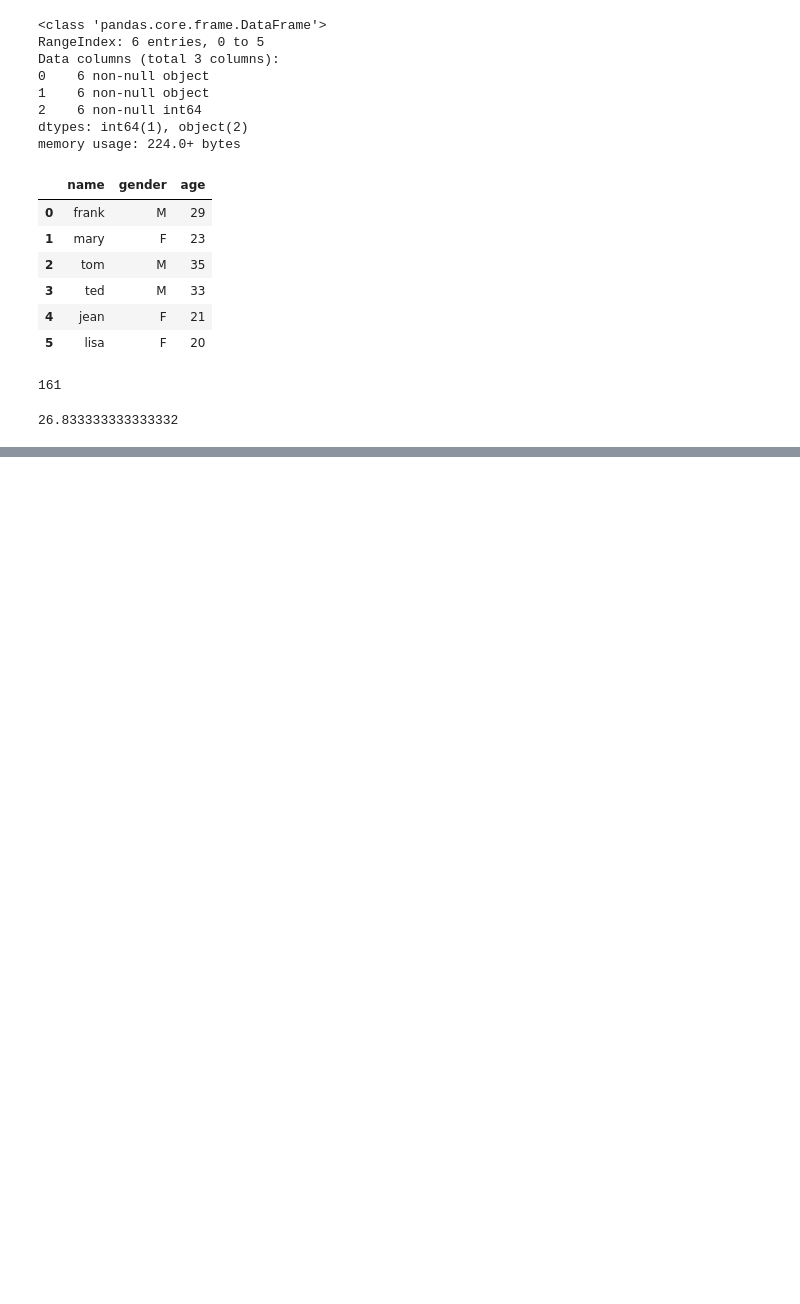
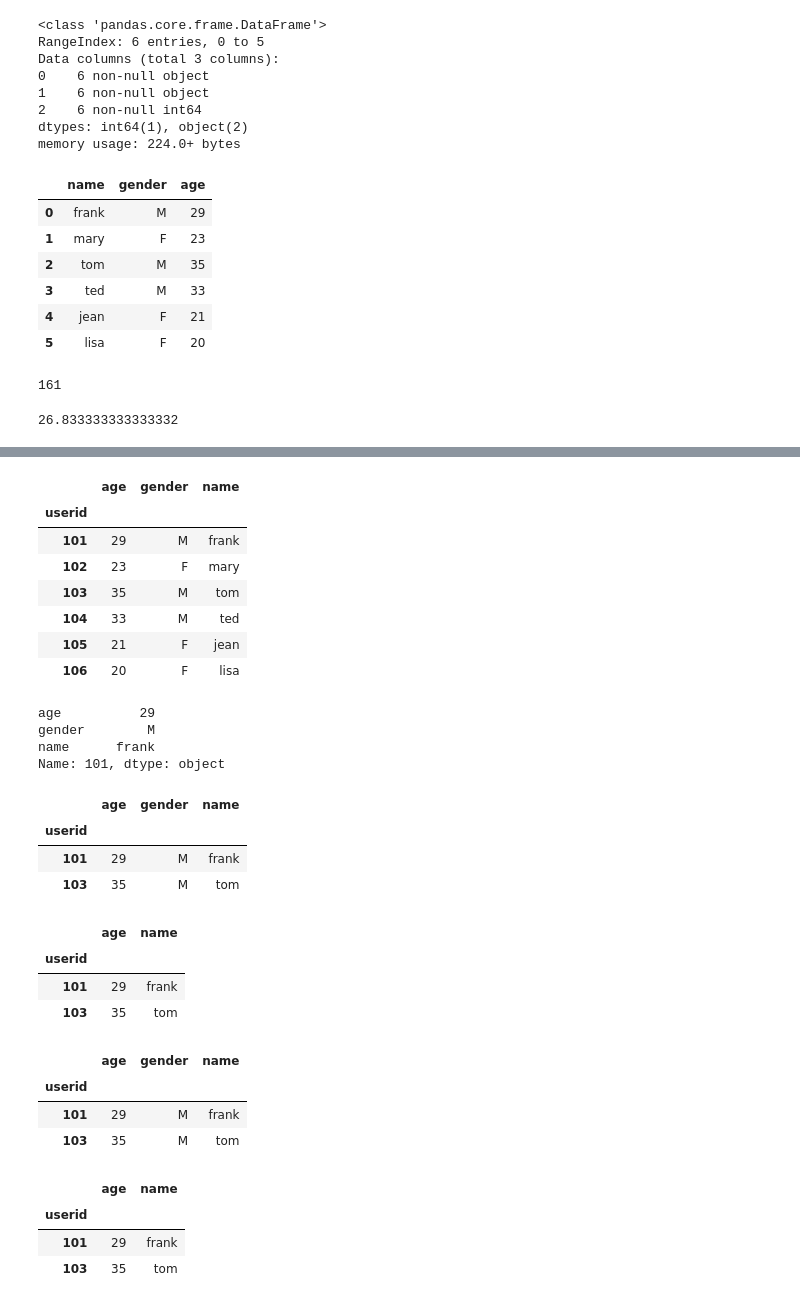
Before and after one commit to greenrmp/cathaylifepy, a Jupyter notebook: Demo20190627.ipynb, the cells around one changed output, grey strips where cells are left out. Cells and saved outputs as stored; diff of their text form; code cells hidden in the pictures; blank space fills up the shorter version.

```diff
--- a/Demo20190627.ipynb
+++ b/Demo20190627.ipynb
@@ -1209,0 +1596,48 @@ df['age'].mean()
+# %%
+df.set_index('userid', inplace=True)
+# %%
+df
+# %% [output]
+|  | age | gender | name |
+| userid |  |  |  |
+| 101 | 29 | M | frank |
+| 102 | 23 | F | mary |
+| 103 | 35 | M | tom |
+| 104 | 33 | M | ted |
+| 105 | 21 | F | jean |
+| 106 | 20 | F | lisa |
+# %%
+df.iloc[0]
+# %% [output]
+age          29
+gender        M
+name      frank
+Name: 101, dtype: object
+# %%
+df.iloc[[0,2]]
+# %% [output]
+|  | age | gender | name |
+| userid |  |  |  |
+| 101 | 29 | M | frank |
+| 103 | 35 | M | tom |
+# %%
+df.iloc[[0,2],[0,2]]
+# %% [output]
+|  | age | name |
+| userid |  |  |
+| 101 | 29 | frank |
+| 103 | 35 | tom |
+# %%
+df.loc[[101,103]]
+# %% [output]
+|  | age | gender | name |
+| userid |  |  |  |
+| 101 | 29 | M | frank |
+| 103 | 35 | M | tom |
+# %%
+df.loc[[101,103], ['age', 'name']]
+# %% [output]
+|  | age | name |
+| userid |  |  |
+| 101 | 29 | frank |
+| 103 | 35 | tom |
```
Also changed, not shown: parts of 55 cells of this notebook.
